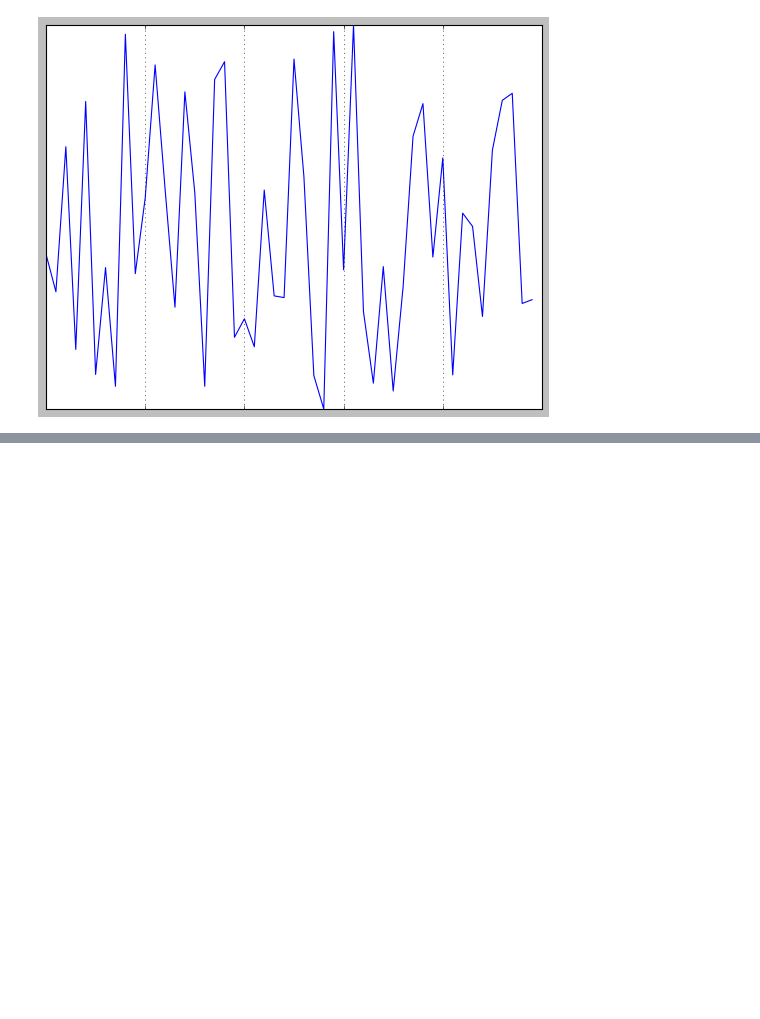
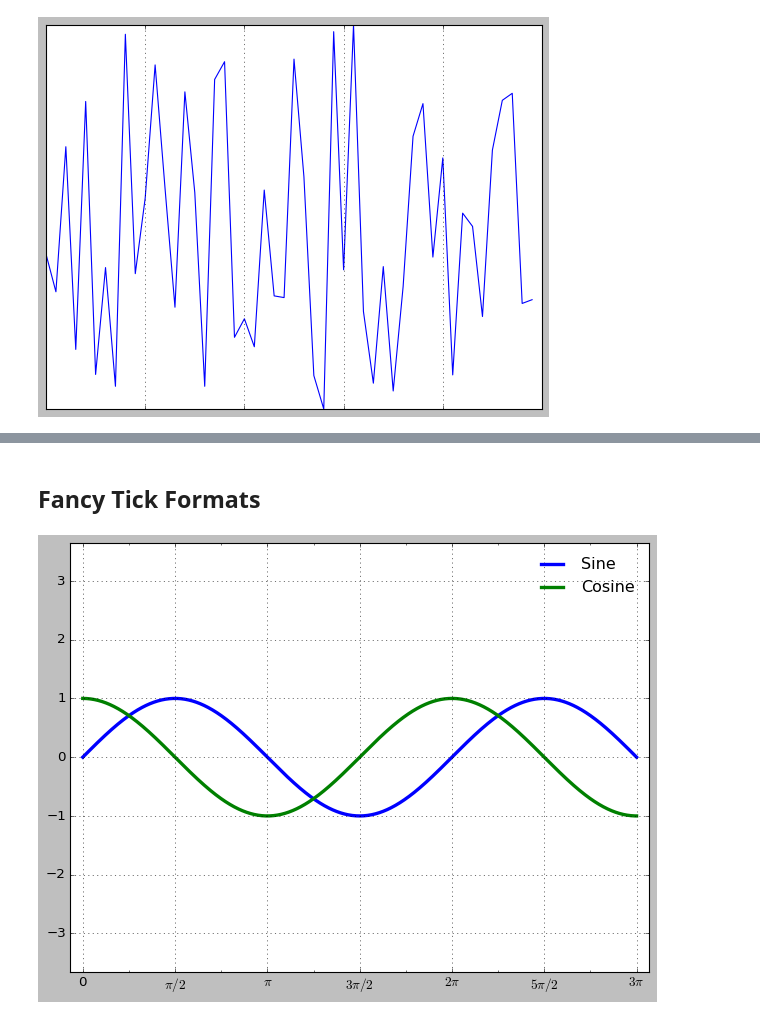
Before and after one commit to romz-pl/Jupyter-Python, a Jupyter notebook: 05-matplotlib-ext/matplotlib.ipynb, the cells around one changed output, grey strips where cells are left out. Saved outputs shown, nothing was run; the diff lists cells and outputs as text; code cells hidden in the pictures; blank space fills up the shorter version.

```diff
--- a/05-matplotlib-ext/matplotlib.ipynb
+++ b/05-matplotlib-ext/matplotlib.ipynb
@@ -274,0 +301,38 @@ ax.xaxis.set_major_formatter(plt.NullFormatter())
+# %% [markdown]
+## Fancy Tick Formats
+# %%
+# user-defined function giving fine-grained control over the tick outputs
+def format_func(value, tick_number):
+    # find number of multiples of pi/2
+    N = int(np.round(2 * value / np.pi))
+    if N == 0:
+        return "0"
+    elif N == 1:
+        return r"$\pi/2$"
+    elif N == 2:
+        return r"$\pi$"
+    elif N % 2 > 0:
+        return rf"${N}\pi/2$"
+    else:
+        return rf"${N // 2}\pi$"
+
+
+# Plot a sine and cosine curve
+fig, ax = plt.subplots()
+x = np.linspace(0, 3 * np.pi, 1000)
+ax.plot(x, np.sin(x), lw=3, label='Sine')
+ax.plot(x, np.cos(x), lw=3, label='Cosine')
+
+# Set up grid, legend, and limits
+ax.grid(True)
+ax.legend(frameon=False)
+ax.axis('equal')
+ax.set_xlim(0, 3 * np.pi);
+
+ax.xaxis.set_major_locator(plt.MultipleLocator(np.pi / 2))
+ax.xaxis.set_minor_locator(plt.MultipleLocator(np.pi / 4))
+ax.xaxis.set_major_formatter(plt.FuncFormatter(format_func))
+plt.tight_layout()
+plt.savefig('./output/tick.png')
+# %% [output]
+[figure, added]
```
Also changed, not shown: parts of 3 cells of this notebook, 2 other files.
